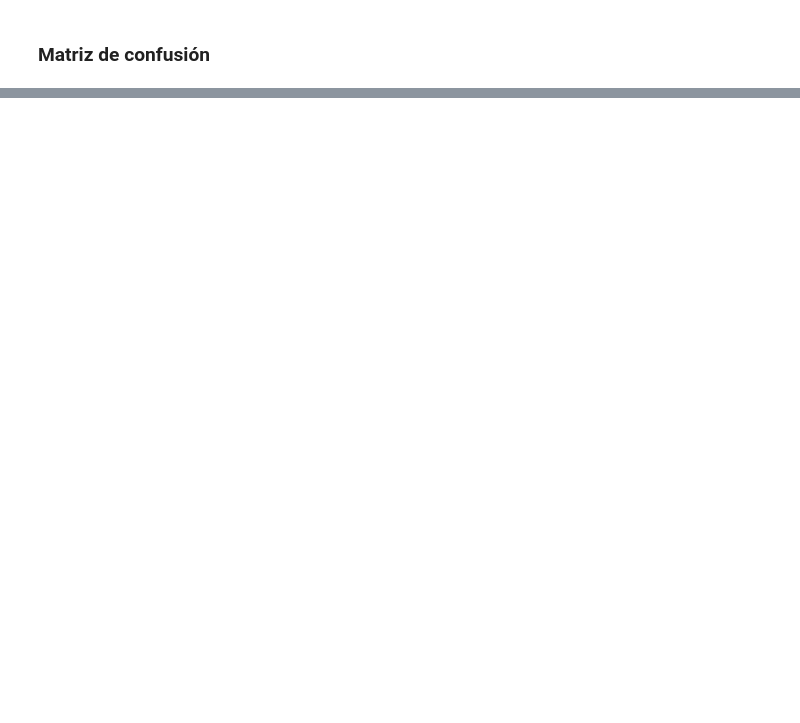
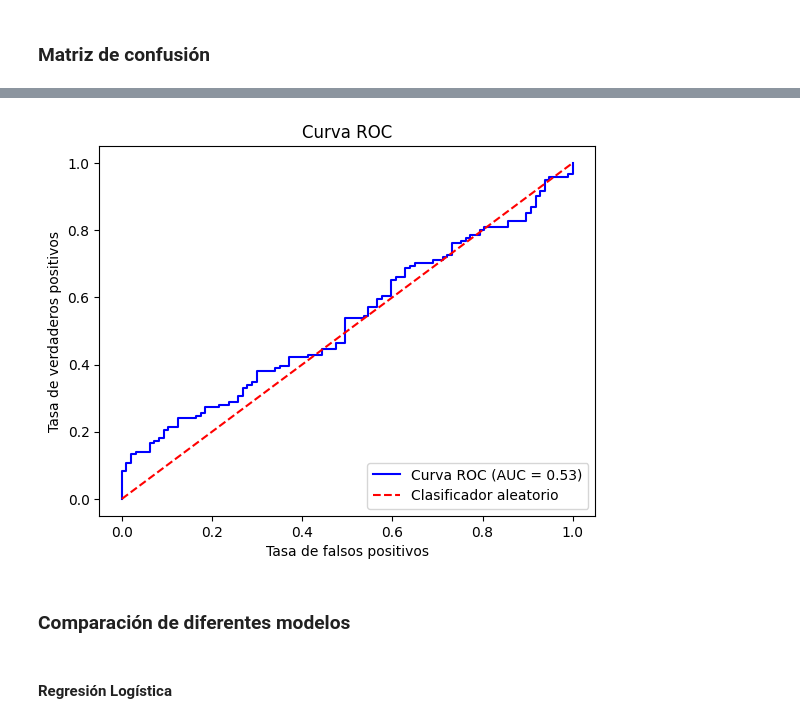
Before and after one commit to opcruz/notebooks, a Jupyter notebook: Tarea3-Orestes.ipynb, the cells around one changed output, grey strips where cells are left out. Drawn from its saved outputs; the diff is of its cells as text; code cells hidden in the pictures; blank space fills up the shorter version.

```diff
--- a/Tarea3-Orestes.ipynb
+++ b/Tarea3-Orestes.ipynb
@@ -87,7 +93,7 @@ from sklearn.model_selection import train_test_split
 
 # Entrenamiento: 80%
 # Pruebas: 20%
-train_set, test_set = train_test_split(df, test_size=0.20, stratify=df['direction_dummy'])
+train_set, test_set = train_test_split(df, test_size=0.2, stratify=df['direction_dummy'])
 
 X_train = train_set[['Lag1', 'Lag2', 'Lag3', 'Lag4', 'Lag5', 'Volume']]
 X_test = test_set[['Lag1', 'Lag2', 'Lag3', 'Lag4', 'Lag5', 'Volume']]
@@ -186,14 +143,0 @@ Coefficient of determination: -0.74593
-# %%
-import statsmodels.api as sm
-from sklearn.metrics import accuracy_score, roc_auc_score, precision_score, recall_score
-
-# calcular las métricas de evaluación de clasificación
-accuracy = accuracy_score(y_test, predictions)
-auc = roc_auc_score(y_test, predictions)
-precision = precision_score(y_test, predictions)
-recall = recall_score(y_test, predictions)
-# imprimir las métricas
-print('Accuracy:', accuracy)
-print('AUC:', auc)
-print('Precision:', precision)
-print('Recall:', recall)
@@ -391,0 +144,12 @@ plt.xlabel('Tasa de falsos posit
+# %%
+decision_prob = 0.5
+
+X_test1 = sm.add_constant(X_test)
+predictions_prob = model.predict(X_test1)
+predictions = predictions_prob > decision_prob
+
+df_ = pd.DataFrame({'True values': y_test.values.ravel(), 'Predicted values': predictions})
+df_.replace(to_replace={True: 1, False: 0}, inplace=True)
+
+df_.replace(to_replace={1: 'Up', 0: 'Down'}, inplace=True)
+df_.groupby(['Predicted values', 'True values']).size().unstack('True values')
@@ -391,0 +197,19 @@ plt.xlabel('Tasa de falsos posit
+# %%
+import matplotlib.pyplot as plt
+from sklearn.metrics import roc_curve, auc
+
+# Calcular la curva ROC y el AUC
+fpr, tpr, thresholds = roc_curve(y_test, predictions_prob)
+roc_auc = auc(fpr, tpr)
+
+plt.plot(fpr, tpr, color='blue', label='Curva ROC (AUC = %0.2f)' % roc_auc)
+plt.plot([0, 1], [0, 1], color='red', linestyle='--', label='Clasificador aleatorio')
+plt.xlabel('Tasa de falsos positivos')
+plt.ylabel('Tasa de verdaderos positivos')
+plt.title('Curva ROC')
+plt.legend(loc="lower right")
+plt.show()
+# %% [output]
+[figure, added]
+# %% [markdown]
+### Comparación de diferentes modelos
@@ -391,0 +227,2 @@ plt.xlabel('Tasa de falsos posit
+# %% [markdown]
+#### Regresión Logística
```
Also changed, not shown: parts of 71 cells of this notebook.
